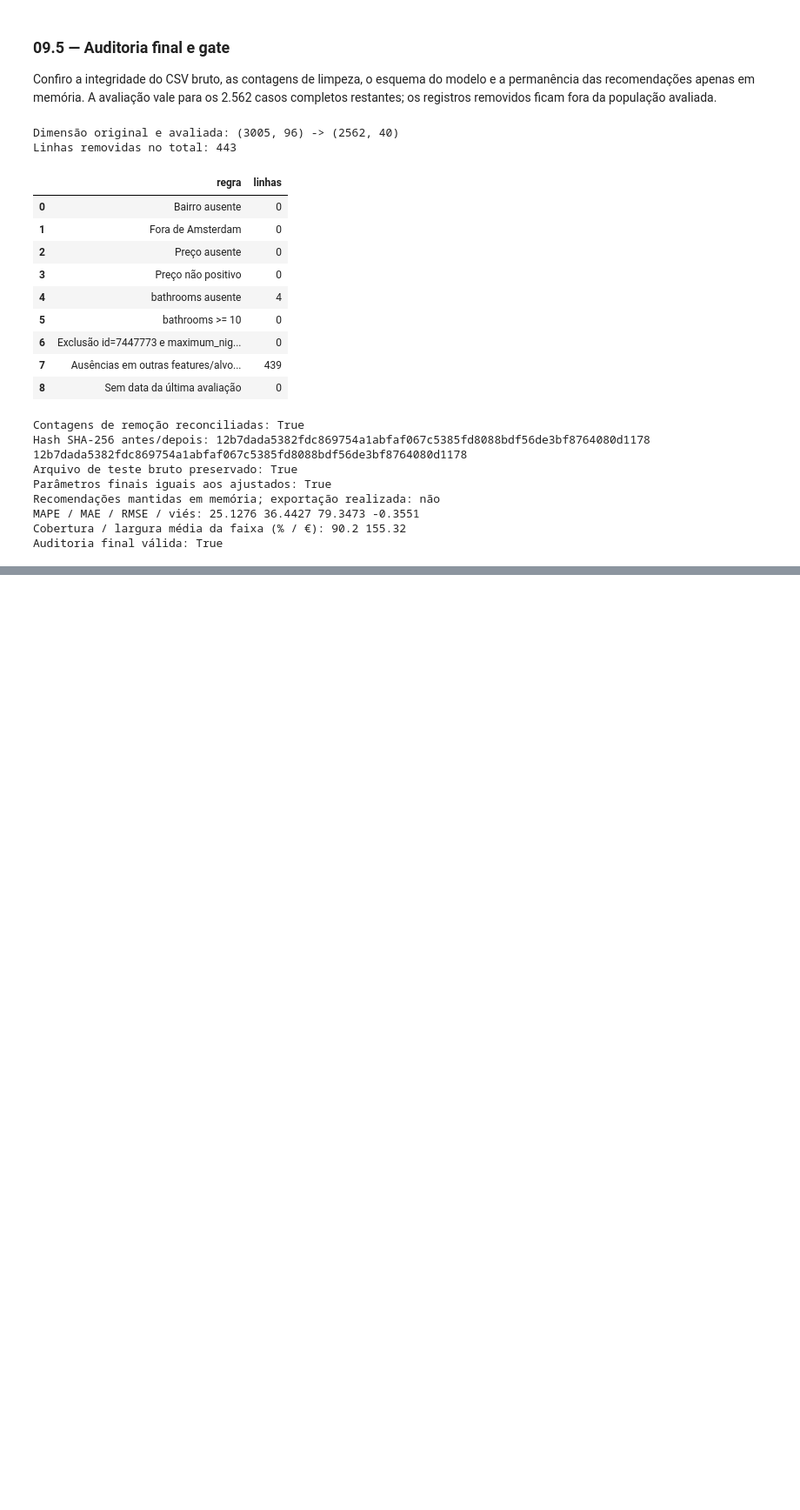
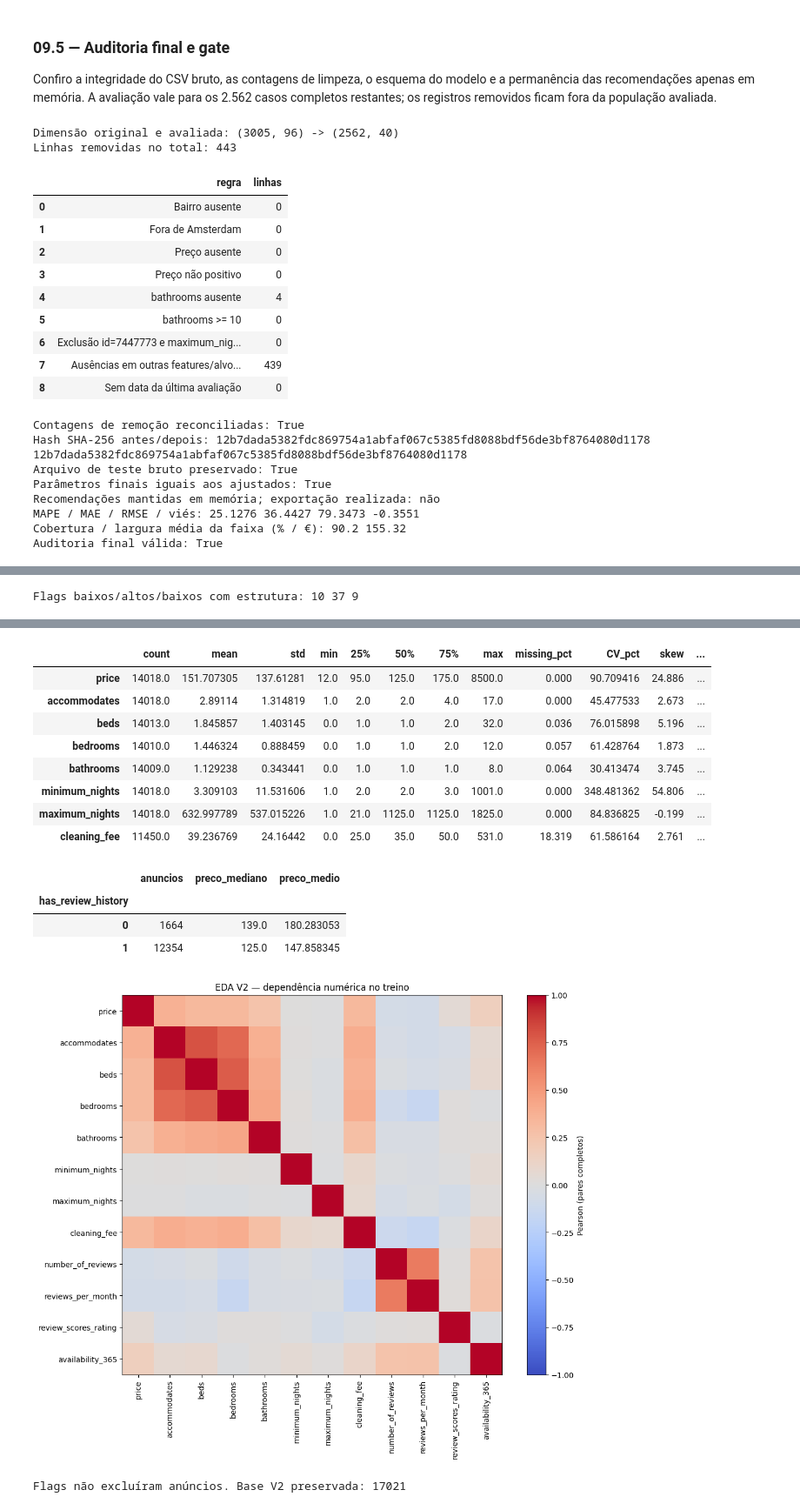
Before and after one commit to guigrandim/airbnb_price, a Jupyter notebook: notebooks/price_prediction.ipynb, the cells around one changed output, grey strips where cells are left out. Shown at 87% size. Drawn from its saved outputs; the diff is of its cells as text; code cells hidden in the pictures; blank space fills up the shorter version.

```diff
--- a/notebooks/price_prediction.ipynb
+++ b/notebooks/price_prediction.ipynb
@@ -9970,0 +10918,48 @@ A faixa empírica OOF nominal de 90% cobriu 90,20% do teste, com largura média
+# %%
+# 1. Prepara a EDA somente no treino, incluindo anúncios sem histórico.
+import matplotlib.pyplot as plt
+from scipy import stats
+v2_eda = df_modeling_final_v2.loc[df_modeling_final_v2["particao"].eq("treino")].copy()
+v2_eda["capacity_band"] = pd.cut(v2_eda["accommodates"],[0,2,4,6,np.inf],labels=["1-2","3-4","5-6","7+"])
+v2_eda["price_per_guest"] = v2_eda["price"]/v2_eda["accommodates"]
+v2_eda["price_per_bed"] = v2_eda["price"]/v2_eda["beds"].where(v2_eda["beds"].gt(0))
+v2_eda["price_per_bathroom"] = v2_eda["price"]/v2_eda["bathrooms"].where(v2_eda["bathrooms"].gt(0))
+# 2. Usa grupos locais com suporte mínimo para triagem contextual.
+v2_group_keys = ["room_type","neighbourhood_cleansed","capacity_band"]
+v2_peers = v2_eda.groupby(v2_group_keys,observed=True)["price"].agg(["size","median"])
+v2_peers = v2_peers.rename(columns={"size":"peer_n","median":"peer_price_median"})
+v2_eda = v2_eda.join(v2_peers,on=v2_group_keys,validate="many_to_one")
+v2_eda["price_to_peer_median"] = v2_eda["price"]/v2_eda["peer_price_median"]
+v2_eda["low_price_context_flag"] = v2_eda["peer_n"].ge(20) & v2_eda["price_to_peer_median"].lt(.25)
+v2_eda["high_price_context_flag"] = v2_eda["peer_n"].ge(20) & v2_eda["price_to_peer_median"].gt(4)
+# 3. Destaca combinação preço baixo e estrutura acima da mediana dos pares.
+v2_structure_peers = v2_eda.groupby(v2_group_keys,observed=True)[["beds","bathrooms"]].median().rename(columns={"beds":"peer_beds_median","bathrooms":"peer_bathrooms_median"})
+v2_eda = v2_eda.join(v2_structure_peers,on=v2_group_keys,validate="many_to_one")
+v2_eda["low_price_high_structure_flag"] = v2_eda["low_price_context_flag"] & (v2_eda["beds"].ge(v2_eda["peer_beds_median"]) | v2_eda["bathrooms"].ge(v2_eda["peer_bathrooms_median"]))
+v2_context_columns = ["id","price","room_type","neighbourhood_cleansed","accommodates","beds","bathrooms","peer_n","peer_price_median","price_to_peer_median","price_per_guest","price_per_bed","price_per_bathroom"]
+v2_incongruences = v2_eda.loc[v2_eda["low_price_context_flag"] | v2_eda["high_price_context_flag"],v2_context_columns+["low_price_high_structure_flag"]].copy()
+print("Flags baixos/altos/baixos com estrutura:",int(v2_eda["low_price_context_flag"].sum()),int(v2_eda["high_price_context_flag"].sum()),int(v2_eda["low_price_high_structure_flag"].sum()))
+display(v2_incongruences.sort_values("price_to_peer_median").round(3))
+# 4. Descreve nulos, caudas, CV, skew e kurtosis sem imputação na EDA.
+v2_descriptive_columns = ["price","accommodates","beds","bedrooms","bathrooms","minimum_nights","maximum_nights","cleaning_fee"]
+v2_descriptive = v2_eda[v2_descriptive_columns].describe().T
+v2_descriptive["missing_pct"] = v2_eda[v2_descriptive_columns].isna().mean()*100
+v2_descriptive["CV_pct"] = v2_descriptive["std"]/v2_descriptive["mean"].replace(0,np.nan)*100
+v2_descriptive["skew"] = v2_eda[v2_descriptive_columns].skew()
+v2_descriptive["kurtosis"] = v2_eda[v2_descriptive_columns].kurt()
+display(v2_descriptive.round(3))
+display(v2_eda.groupby("has_review_history").agg(anuncios=("id","size"),preco_mediano=("price","median"),preco_medio=("price","mean")))
+# 5. Exibe Pearson de atributos numéricos com número de pares completos.
+v2_pearson_columns = v2_descriptive_columns+["number_of_reviews","reviews_per_month","review_scores_rating","availability_365"]
+v2_pearson = v2_eda[v2_pearson_columns].corr(method="pearson")
+fig,ax = plt.subplots(figsize=(11,9))
+v2_im = ax.imshow(v2_pearson,vmin=-1,vmax=1,cmap="coolwarm")
+ax.set_xticks(range(len(v2_pearson)),v2_pearson.columns,rotation=90)
+ax.set_yticks(range(len(v2_pearson)),v2_pearson.index)
+fig.colorbar(v2_im,ax=ax,label="Pearson (pares completos)")
+ax.set_title("EDA V2 — dependência numérica no treino")
+plt.tight_layout()
+plt.show()
+print("Flags não excluíram anúncios. Base V2 preservada:",len(df_modeling_final_v2))
+# %% [output]
+Flags baixos/altos/baixos com estrutura: 10 37 9
@@ -9970,0 +10983,15 @@ A faixa empírica OOF nominal de 90% cobriu 90,20% do teste, com largura média
+|  | count | mean | std | min | 25% | 50% | 75% | max | missing_pct | CV_pct | skew | ... |
+| price | 14018.0 | 151.707305 | 137.61281 | 12.0 | 95.0 | 125.0 | 175.0 | 8500.0 | 0.000 | 90.709416 | 24.886 | ... |
+| accommodates | 14018.0 | 2.89114 | 1.314819 | 1.0 | 2.0 | 2.0 | 4.0 | 17.0 | 0.000 | 45.477533 | 2.673 | ... |
+| beds | 14013.0 | 1.845857 | 1.403145 | 0.0 | 1.0 | 1.0 | 2.0 | 32.0 | 0.036 | 76.015898 | 5.196 | ... |
+| bedrooms | 14010.0 | 1.446324 | 0.888459 | 0.0 | 1.0 | 1.0 | 2.0 | 12.0 | 0.057 | 61.428764 | 1.873 | ... |
+| bathrooms | 14009.0 | 1.129238 | 0.343441 | 0.0 | 1.0 | 1.0 | 1.0 | 8.0 | 0.064 | 30.413474 | 3.745 | ... |
+| minimum_nights | 14018.0 | 3.309103 | 11.531606 | 1.0 | 2.0 | 2.0 | 3.0 | 1001.0 | 0.000 | 348.481362 | 54.806 | ... |
+| maximum_nights | 14018.0 | 632.997789 | 537.015226 | 1.0 | 21.0 | 1125.0 | 1125.0 | 1825.0 | 0.000 | 84.836825 | -0.199 | ... |
+| cleaning_fee | 11450.0 | 39.236769 | 24.16442 | 0.0 | 25.0 | 35.0 | 50.0 | 531.0 | 18.319 | 61.586164 | 2.761 | ... |
+|  | anuncios | preco_mediano | preco_medio |
+| has_review_history |  |  |  |
+| 0 | 1664 | 139.0 | 180.283053 |
+| 1 | 12354 | 125.0 | 147.858345 |
+[figure, added]
+Flags não excluíram anúncios. Base V2 preservada: 17021
```
Also changed, not shown: parts of 121 cells of this notebook, 17 other files.
